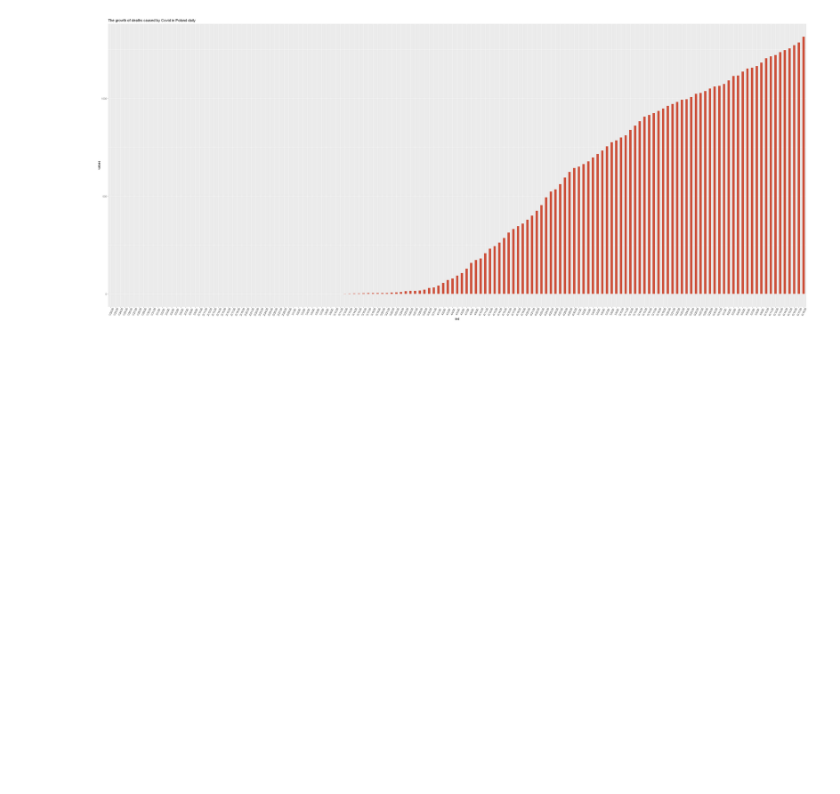
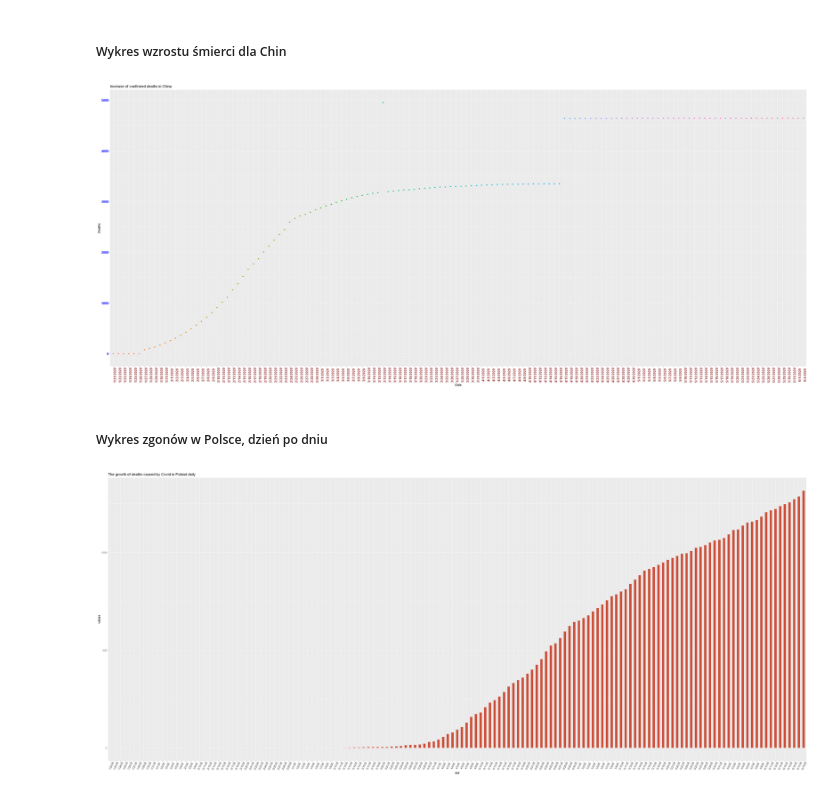
Before and after one commit to dawbit/COVID-19-report, a Jupyter notebook: COVID-19 report R.ipynb, the cells around one changed output. Cells and saved outputs as stored; diff of their text form; code cells hidden in the pictures; blank space fills up the shorter version.

```diff
--- a/COVID-19 report R.ipynb
+++ b/COVID-19 report R.ipynb
@@ -229,3 +176,13 @@ A data.frame: 35912 × 2
+# %% [markdown]
+##### Wykres wzrostu śmierci dla Chin
+# %%
+ggplot(chinaDeaths, aes(ind, values, color = ind)) + geom_point() + labs(y = "Deaths", x = "Date", color = "Dates") + ggtitle("Increase of confirmed deaths in China") + theme(legend.position = "none",
+        axis.text.x = element_text(face = "bold", color = "#993333", size = 12, angle = 90),
+        axis.text.y = element_text(face = "bold", color = "blue",size = 12))
+# %% [output]
+[figure, added]
+# %% [markdown]
+##### Wykres zgonów w Polsce, dzień po dniu
 # %%
 Deaths_pl = Deaths_Poland[,5:ncol(Deaths_Poland)]
 Deaths_pl = stack(Deaths_pl)
```
Also changed, not shown: parts of 22 cells of this notebook, 1 other file.
